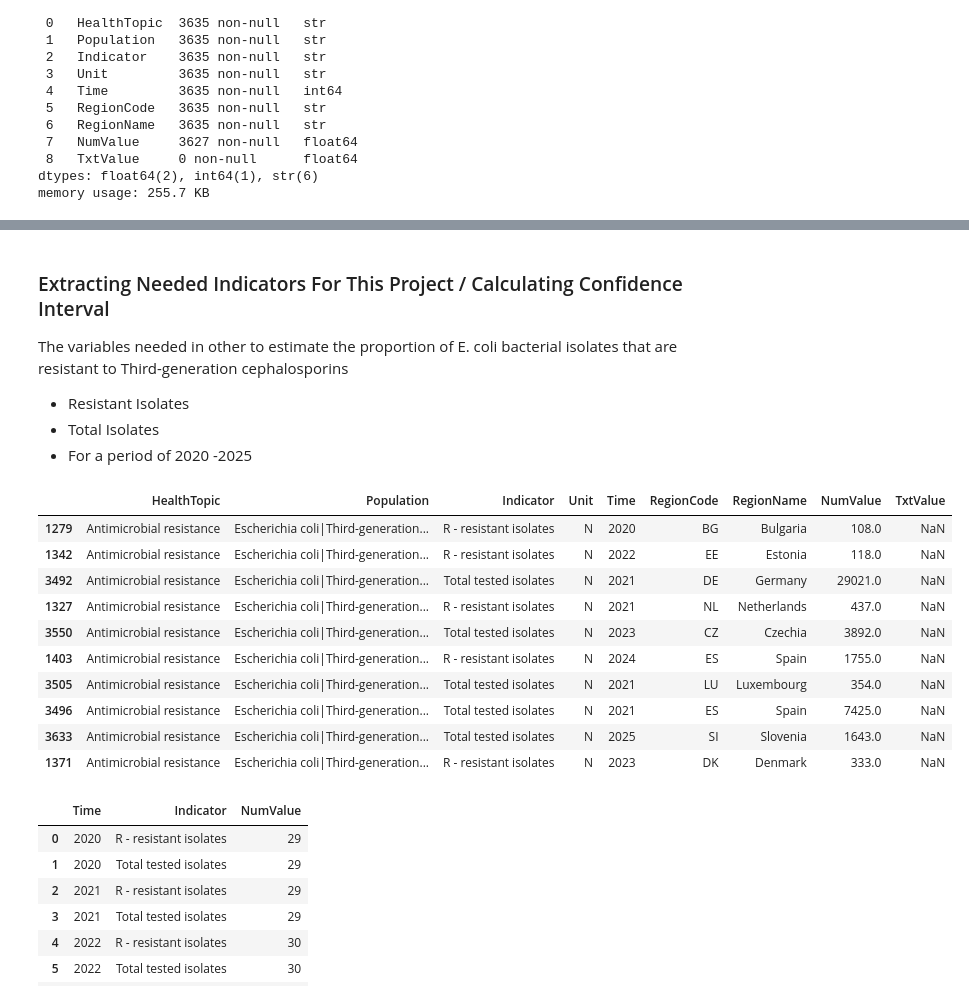
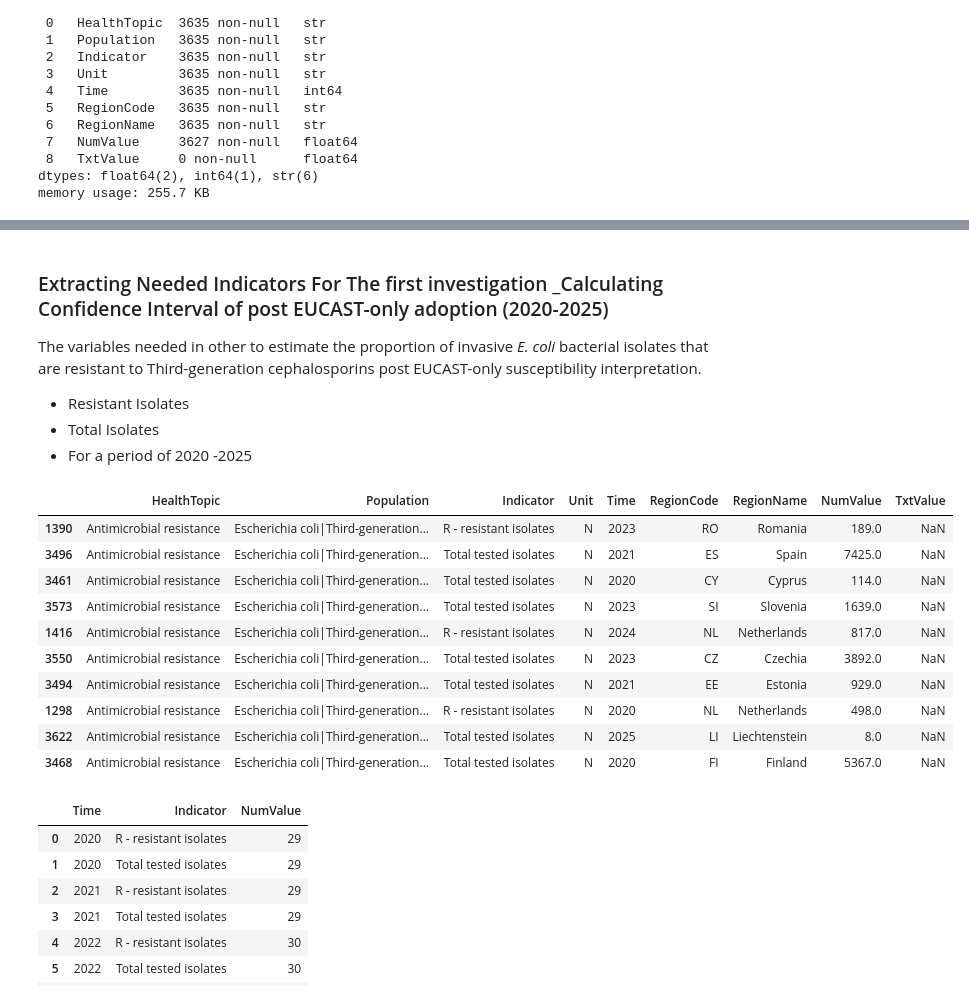
Before and after one commit to bitrusemmanuel101-rgb/antibiotic-resistance-confidence-intervals, a Jupyter notebook: notebooks/amr_confidence_interval.ipynb, the cells around one changed output, grey strips where cells are left out. Saved outputs shown, nothing was run; the diff lists cells and outputs as text; code cells hidden in the pictures.

Commit message:
Analysis Update

```diff
--- a/notebooks/amr_confidence_interval.ipynb
+++ b/notebooks/amr_confidence_interval.ipynb
@@ -81,34 +89,34 @@ res_data[res_data['NumValue'].isna()]
 | 2138 | Antimicrobial resistance | Escherichia coli|Third-generation... | R - resistant isolates, percentage | % | 2024 | LI | Liechtenstein | NaN | NaN |
 | 2168 | Antimicrobial resistance | Escherichia coli|Third-generation... | R - resistant isolates, percentage | % | 2025 | LI | Liechtenstein | NaN | NaN |
 # %% [markdown]
-### Extracting Needed Indicators For This Project / Calculating Confidence Interval
- The variables needed in other to estimate the proportion of E. coli bacterial isolates that are resistant to Third-generation cephalosporins
+### Extracting Needed Indicators For The first investigation _Calculating Confidence Interval of post EUCAST-only adoption (2020-2025)
+ The variables needed in other to estimate the proportion of invasive  *E. coli* bacterial isolates that are resistant to Third-generation cephalosporins post EUCAST-only susceptibility interpretation.
  - Resistant Isolates
  - Total Isolates
  - For a period of 2020 -2025
 # %%
 # Extracting needed variables
 
 study_years = [2020, 2021, 2022, 2023,2024, 2025]
 
 year = res_data[res_data['Time'].isin(study_years)]
 
 needed_indicators= ['R - resistant isolates', 'Total tested isolates']
-analysis_df = year[year['Indicator'].isin(needed_indicators)]
+post_yrs_df = year[year['Indicator'].isin(needed_indicators)]
 
-analysis_df.sample(10)
+post_yrs_df.sample(10)
 # %% [output]
 |  | HealthTopic | Population | Indicator | Unit | Time | RegionCode | RegionName | NumValue | TxtValue |
-| 1279 | Antimicrobial resistance | Escherichia coli|Third-generation... | R - resistant isolates | N | 2020 | BG | Bulgaria | 108.0 | NaN |
-| 1342 | Antimicrobial resistance | Escherichia coli|Third-generation... | R - resistant isolates | N | 2022 | EE | Estonia | 118.0 | NaN |
-| 3492 | Antimicrobial resistance | Escherichia coli|Third-generation... | Total tested isolates | N | 2021 | DE | Germany | 29021.0 | NaN |
-| 1327 | Antimicrobial resistance | Escherichia coli|Third-generation... | R - resistant isolates | N | 2021 | NL | Netherlands | 437.0 | NaN |
+| 1390 | Antimicrobial resistance | Escherichia coli|Third-generation... | R - resistant isolates | N | 2023 | RO | Romania | 189.0 | NaN |
+| 3496 | Antimicrobial resistance | Escherichia coli|Third-generation... | Total tested isolates | N | 2021 | ES | Spain | 7425.0 | NaN |
+| 3461 | Antimicrobial resistance | Escherichia coli|Third-generation... | Total tested isolates | N | 2020 | CY | Cyprus | 114.0 | NaN |
+| 3573 | Antimicrobial resistance | Escherichia coli|Third-generation... | Total tested isolates | N | 2023 | SI | Slovenia | 1639.0 | NaN |
+| 1416 | Antimicrobial resistance | Escherichia coli|Third-generation... | R - resistant isolates | N | 2024 | NL | Netherlands | 817.0 | NaN |
 | 3550 | Antimicrobial resistance | Escherichia coli|Third-generation... | Total tested isolates | N | 2023 | CZ | Czechia | 3892.0 | NaN |
-| 1403 | Antimicrobial resistance | Escherichia coli|Third-generation... | R - resistant isolates | N | 2024 | ES | Spain | 1755.0 | NaN |
-| 3505 | Antimicrobial resistance | Escherichia coli|Third-generation... | Total tested isolates | N | 2021 | LU | Luxembourg | 354.0 | NaN |
-| 3496 | Antimicrobial resistance | Escherichia coli|Third-generation... | Total tested isolates | N | 2021 | ES | Spain | 7425.0 | NaN |
-| 3633 | Antimicrobial resistance | Escherichia coli|Third-generation... | Total tested isolates | N | 2025 | SI | Slovenia | 1643.0 | NaN |
-| 1371 | Antimicrobial resistance | Escherichia coli|Third-generation... | R - resistant isolates | N | 2023 | DK | Denmark | 333.0 | NaN |
+| 3494 | Antimicrobial resistance | Escherichia coli|Third-generation... | Total tested isolates | N | 2021 | EE | Estonia | 929.0 | NaN |
+| 1298 | Antimicrobial resistance | Escherichia coli|Third-generation... | R - resistant isolates | N | 2020 | NL | Netherlands | 498.0 | NaN |
+| 3622 | Antimicrobial resistance | Escherichia coli|Third-generation... | Total tested isolates | N | 2025 | LI | Liechtenstein | 8.0 | NaN |
+| 3468 | Antimicrobial resistance | Escherichia coli|Third-generation... | Total tested isolates | N | 2020 | FI | Finland | 5367.0 | NaN |
 # %%
 # Confirming that both the resistant and total testes isolates have the same count values per year
 
```
Also changed, not shown: parts of 20 cells of this notebook, 1 other file.
